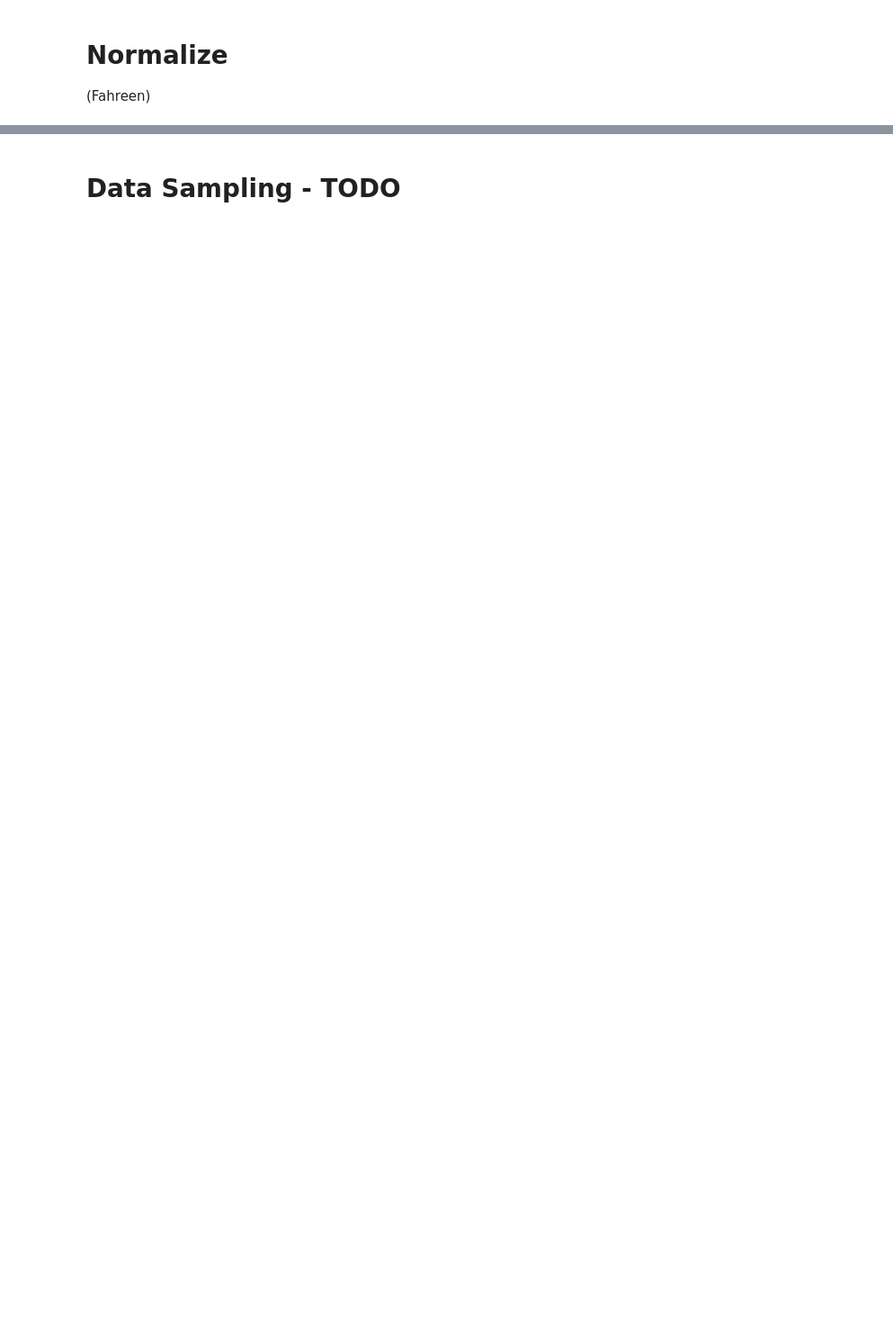
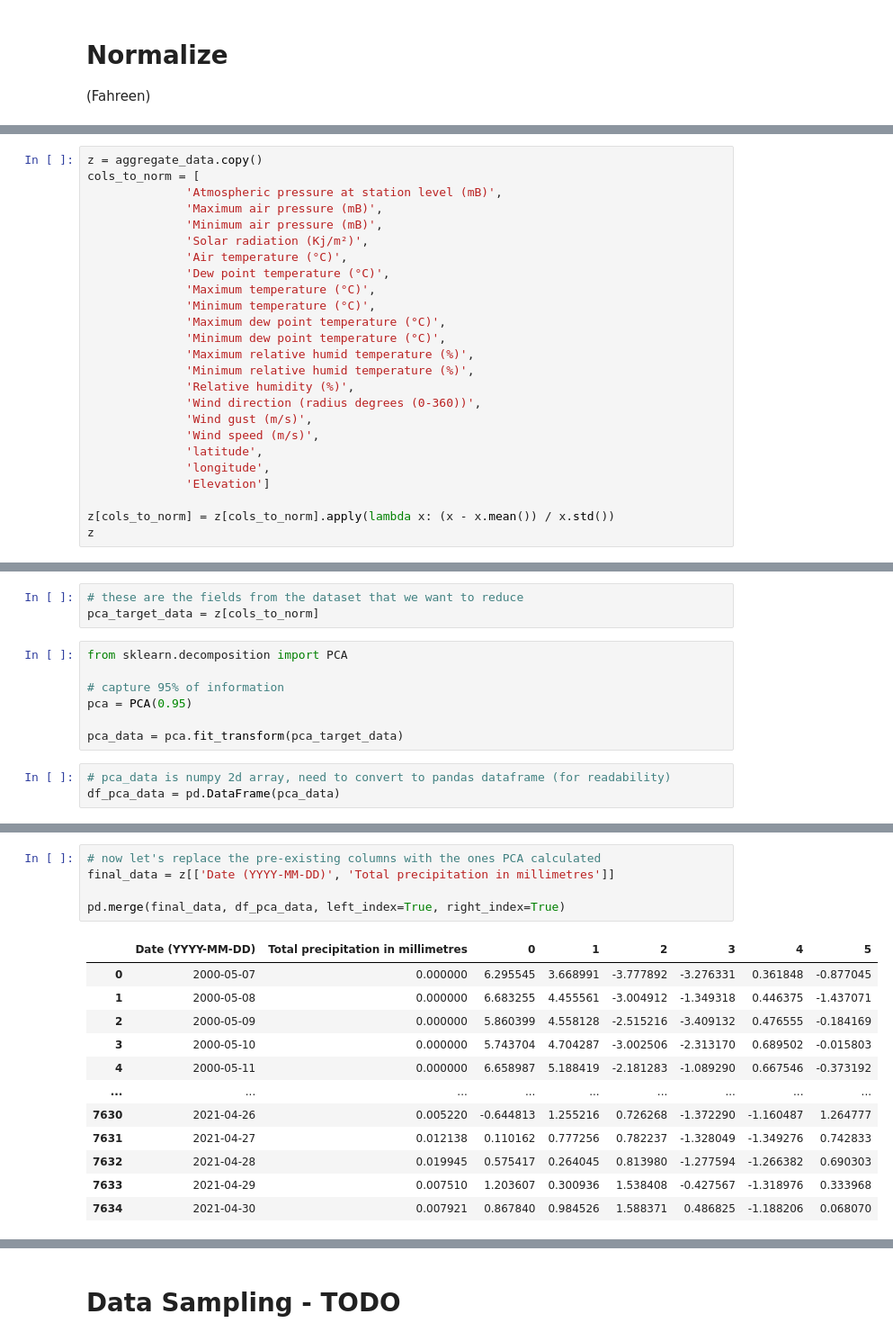
Before and after one commit to skyyear/data-preprocessing-project-csc177, a Jupyter notebook: Central_West.ipynb, the cells around one changed output, grey strips where cells are left out. Shown at 90% size. Saved outputs shown, nothing was run; the diff lists cells and outputs as text; blank space fills up the shorter version.

```diff
--- a/Central_West.ipynb
+++ b/Central_West.ipynb
@@ -241,0 +232,25 @@ z2 = z.loc[((z>3).sum(axis=1)==9) & ((z<=3).sum(axis=1)==9), :]
+# %%
+z = aggregate_data.copy()
+cols_to_norm = [
+              'Atmospheric pressure at station level (mB)',
+              'Maximum air pressure (mB)',
+              'Minimum air pressure (mB)',
+              'Solar radiation (Kj/m²)',
+              'Air temperature (°C)',
+              'Dew point temperature (°C)',
+              'Maximum temperature (°C)',
+              'Minimum temperature (°C)',
+              'Maximum dew point temperature (°C)',
+              'Minimum dew point temperature (°C)',
+              'Maximum relative humid temperature (%)',
+              'Minimum relative humid temperature (%)',
+              'Relative humidity (%)',
+              'Wind direction (radius degrees (0-360))',
+              'Wind gust (m/s)',
+              'Wind speed (m/s)',
+              'latitude',
+              'longitude',
+              'Elevation']
+
+z[cols_to_norm] = z[cols_to_norm].apply(lambda x: (x - x.mean()) / x.std())
+z
@@ -241,0 +273,13 @@ z2 = z.loc[((z>3).sum(axis=1)==9) & ((z<=3).sum(axis=1)==9), :]
+# %%
+# these are the fields from the dataset that we want to reduce
+pca_target_data = z[cols_to_norm]
+# %%
+from sklearn.decomposition import PCA
+
+# capture 95% of information
+pca = PCA(0.95)
+
+pca_data = pca.fit_transform(pca_target_data)
+# %%
+# pca_data is numpy 2d array, need to convert to pandas dataframe (for readability)
+df_pca_data = pd.DataFrame(pca_data)
@@ -241,0 +302,18 @@ z2 = z.loc[((z>3).sum(axis=1)==9) & ((z<=3).sum(axis=1)==9), :]
+# %%
+# now let's replace the pre-existing columns with the ones PCA calculated
+final_data = z[['Date (YYYY-MM-DD)', 'Total precipitation in millimetres']]
+
+pd.merge(final_data, df_pca_data, left_index=True, right_index=True)
+# %% [output]
+|  | Date (YYYY-MM-DD) | Total precipitation in millimetres | 0 | 1 | 2 | 3 | 4 | 5 |
+| 0 | 2000-05-07 | 0.000000 | 6.295545 | 3.668991 | -3.777892 | -3.276331 | 0.361848 | -0.877045 |
+| 1 | 2000-05-08 | 0.000000 | 6.683255 | 4.455561 | -3.004912 | -1.349318 | 0.446375 | -1.437071 |
+| 2 | 2000-05-09 | 0.000000 | 5.860399 | 4.558128 | -2.515216 | -3.409132 | 0.476555 | -0.184169 |
+| 3 | 2000-05-10 | 0.000000 | 5.743704 | 4.704287 | -3.002506 | -2.313170 | 0.689502 | -0.015803 |
+| 4 | 2000-05-11 | 0.000000 | 6.658987 | 5.188419 | -2.181283 | -1.089290 | 0.667546 | -0.373192 |
+| ... | ... | ... | ... | ... | ... | ... | ... | ... |
+| 7630 | 2021-04-26 | 0.005220 | -0.644813 | 1.255216 | 0.726268 | -1.372290 | -1.160487 | 1.264777 |
+| 7631 | 2021-04-27 | 0.012138 | 0.110162 | 0.777256 | 0.782237 | -1.328049 | -1.349276 | 0.742833 |
+| 7632 | 2021-04-28 | 0.019945 | 0.575417 | 0.264045 | 0.813980 | -1.277594 | -1.266382 | 0.690303 |
+| 7633 | 2021-04-29 | 0.007510 | 1.203607 | 0.300936 | 1.538408 | -0.427567 | -1.318976 | 0.333968 |
+| 7634 | 2021-04-30 | 0.007921 | 0.867840 | 0.984526 | 1.588371 | 0.486825 | -1.188206 | 0.068070 |
```
Also changed, not shown: parts of 17 cells of this notebook.
